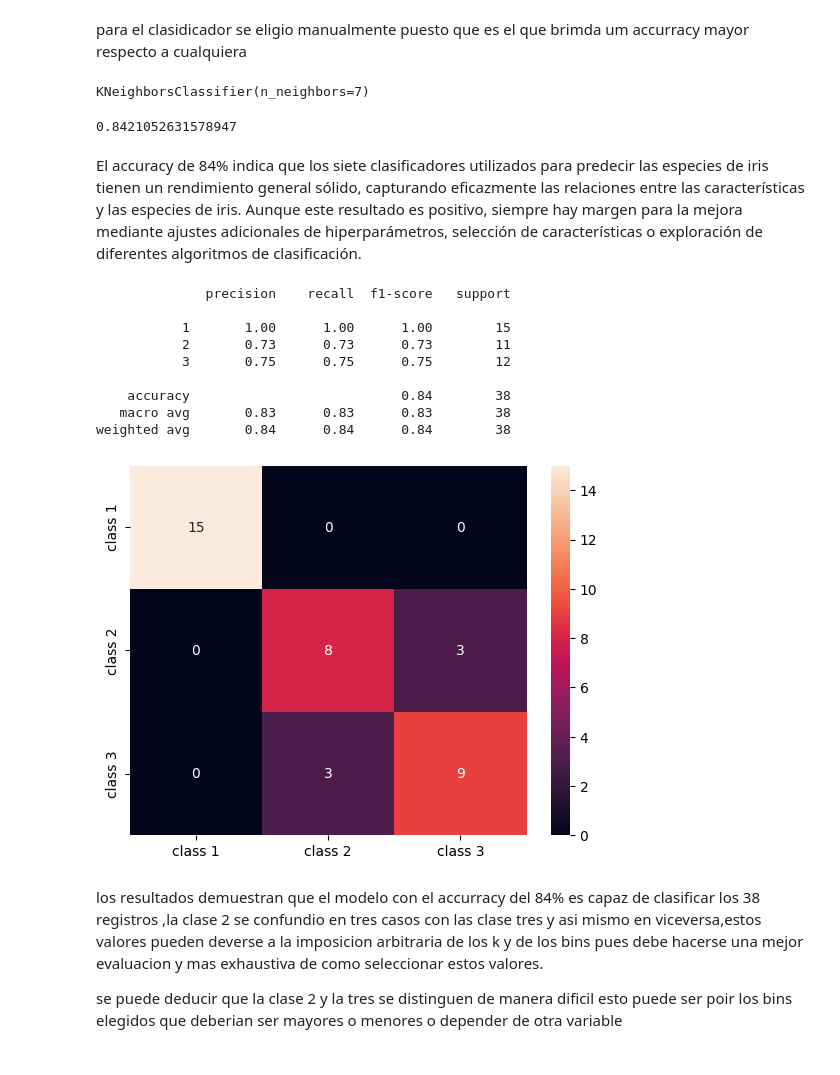
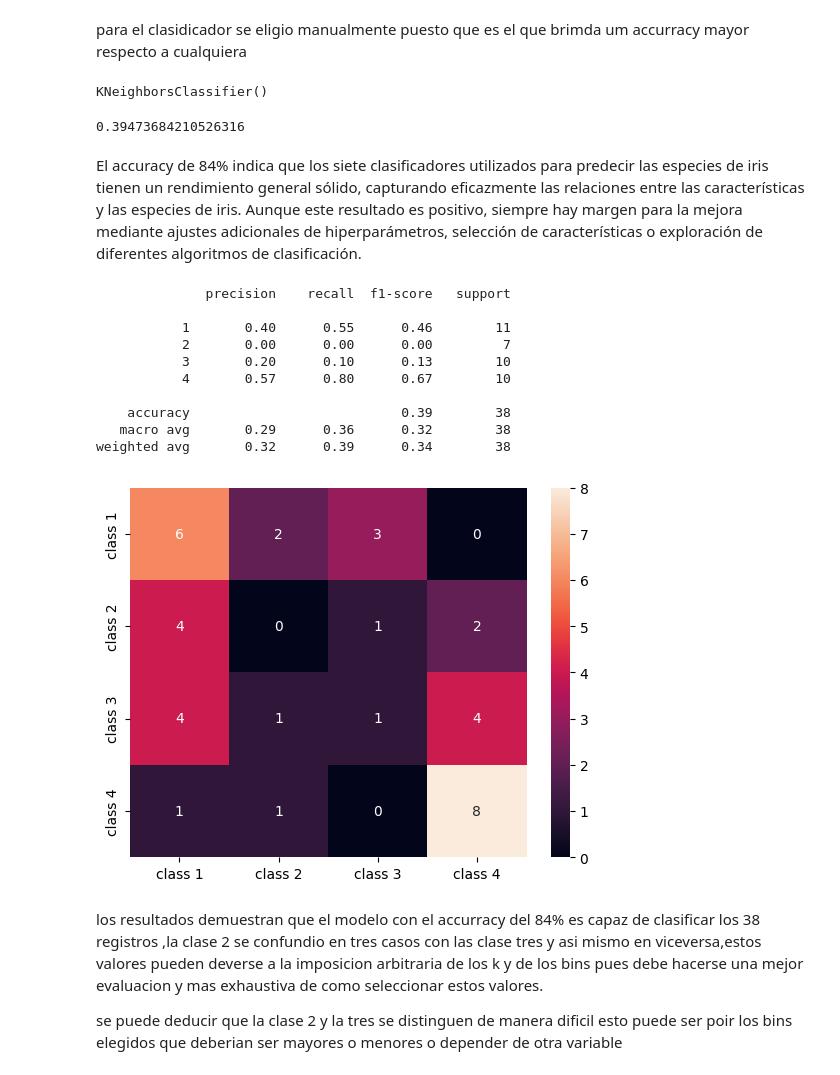
Before and after one commit to pau1ag/caso4, a Jupyter notebook: caso4.ipynb, the cells around one changed output. Cells and saved outputs as stored; diff of their text form; code cells hidden in the pictures.

```diff
--- a/caso4.ipynb
+++ b/caso4.ipynb
@@ -6,15 +6,15 @@
 import pandas as pd
 from sklearn.datasets import load_iris
 
-irisdata = load_iris(as_frame=True)
+iris = load_iris()
 
 # Convierte irisdata.data en un DataFrame
-dfiris = pd.DataFrame(irisdata.data, columns=irisdata.feature_names)
+dfiris = pd.DataFrame(iris.data, columns=iris.feature_names)
 
 # Ahora, dfiris es un DataFrame de pandas que contiene los datos de California Housing
 dfiris.head()
 
-df = irisdata.frame
+df = dfiris
 # %%
 df
 # %% [output]
@@ -155,10 +156,10 @@ para el clasidicador se eligio manualmente puesto que es el que  brimda um accur
 # %%
 from sklearn.neighbors import KNeighborsClassifier
 
-classifier = KNeighborsClassifier(7)
+classifier = KNeighborsClassifier()
 classifier.fit(X_train, y_train)
 # %% [output]
-KNeighborsClassifier(n_neighbors=7)
+KNeighborsClassifier()
 # %%
 # Tras ajustar el KNeighborsClassifier, podemos predecir las clases de los datos de prueba:
 y_pred = classifier.predict(X_test)
@@ -166,35 +167,36 @@ y_pred = classifier.predict(X_test)
 acc =  classifier.score(X_test, y_test)
 print(acc) #0.8421052631578947
 # %% [output]
-0.8421052631578947
+0.39473684210526316
 # %% [markdown]
 
 El accuracy de 84% indica que los siete clasificadores utilizados para predecir las especies de iris tienen un rendimiento general sólido, capturando eficazmente las relaciones entre las características y las especies de iris. Aunque este resultado es positivo, siempre hay margen para la mejora mediante ajustes adicionales de hiperparámetros, selección de características o exploración de diferentes algoritmos de clasificación.
 # %%
 from sklearn.metrics import classification_report, confusion_matrix
 #importing Seaborn's to use the heatmap
 import seaborn as sns
 
 # Adding classes names for better interpretation
-classes_names = ['class 1','class 2','class 3',]
+classes_names = ['class 1','class 2','class 3','class 4']
 cm = pd.DataFrame(confusion_matrix(y_test, y_pred),
                   columns=classes_names, index = classes_names)
 
 # Seaborn's heatmap to better visualize the confusion matrix
 sns.heatmap(cm, annot=True, fmt='d');
 
 print(classification_report(y_test, y_pred))
 # %% [output]
               precision    recall  f1-score   support
 
-           1       1.00      1.00      1.00        15
-           2       0.73      0.73      0.73        11
-           3       0.75      0.75      0.75        12
+           1       0.40      0.55      0.46        11
+           2       0.00      0.00      0.00         7
+           3       0.20      0.10      0.13        10
+           4       0.57      0.80      0.67        10
 
-    accuracy                           0.84        38
-   macro avg       0.83      0.83      0.83        38
-weighted avg       0.84      0.84      0.84        38
+    accuracy                           0.39        38
+   macro avg       0.29      0.36      0.32        38
+weighted avg       0.32      0.39      0.34        38
-[figure, old version]
+[figure, new version]
 # %% [markdown]
 los resultados demuestran que el modelo con el accurracy del 84% es capaz de clasificar los 38 registros ,la clase 2 se confundio en tres casos con las clase tres  y asi mismo en viceversa,estos valores pueden deverse a la imposicion arbitraria de los k y de los bins pues debe hacerse una mejor evaluacion y mas exhaustiva de como seleccionar estos valores.
 
```
Also changed, not shown: parts of 12 cells of this notebook, 1 other file.
